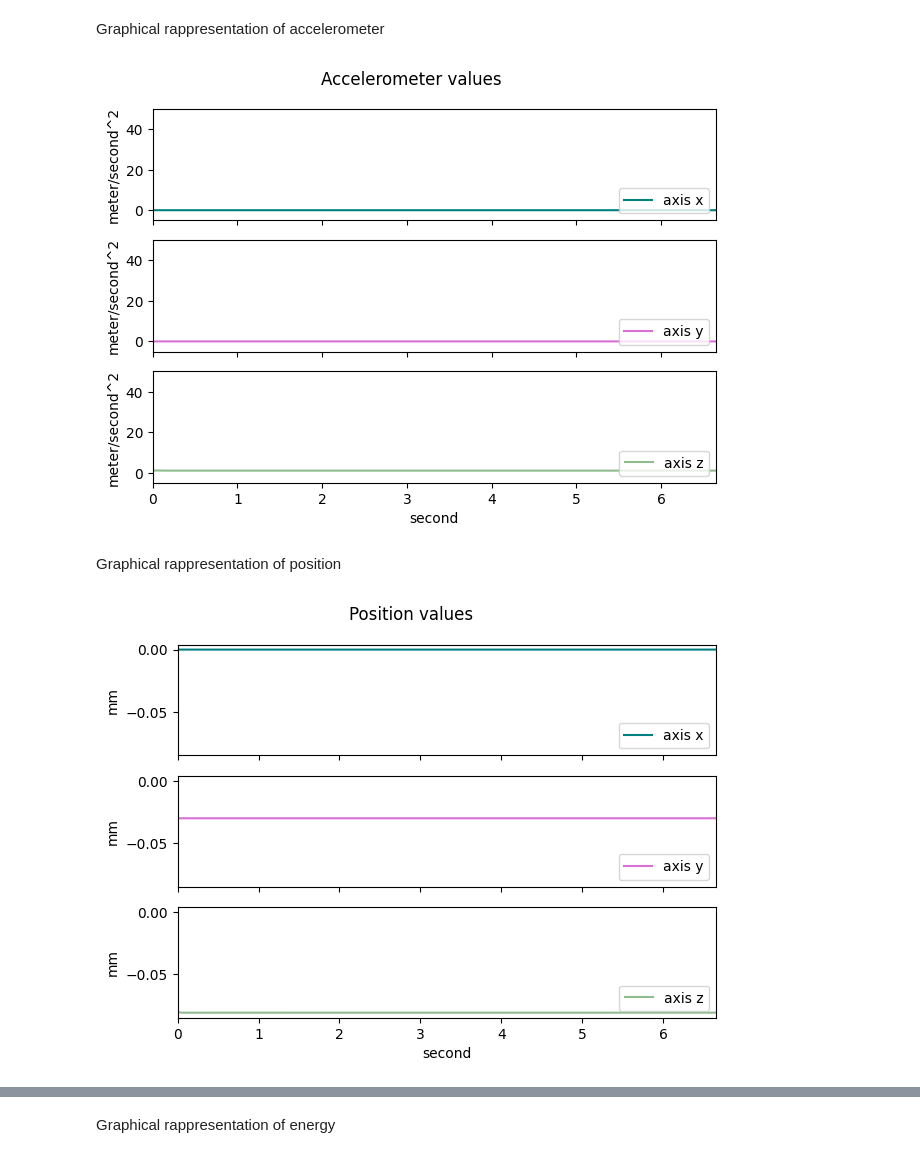
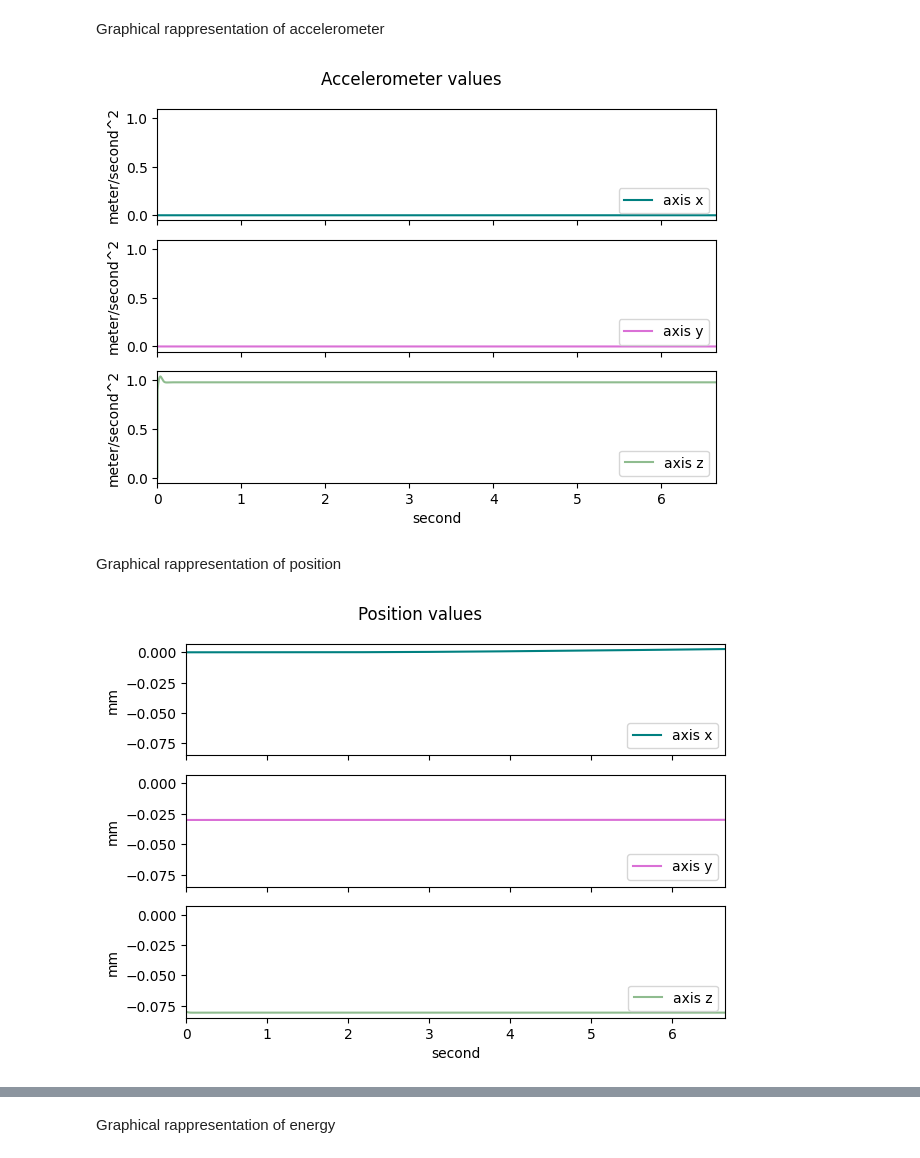
Before and after one commit to A-Kotchian/MirrorSim, a Jupyter notebook: nb/mojuco/MirrorModel.ipynb, the cells around one changed output, grey strips where cells are left out. Drawn from its saved outputs; the diff is of its cells as text; code cells hidden in the pictures.

Commit message:
Update of system with ray tracing and first gymnasium tries (alpha test). Upgrading MirrorModel but raytracing problems (too slow). Test of new ray tracing system. Implementation of theory

```diff
--- a/nb/mojuco/MirrorModel.ipynb
+++ b/nb/mojuco/MirrorModel.ipynb
@@ -311,12 +309,14 @@ times = []                      #time array
 accelerationdata = []           #data sensor
 ForceMirrorData=[]              #data force
 Sensor_Mirror_Position=[]       #position of marionetta sensor ( position of center-front mirror )
+Sensor_Mirror_Rotation=[]       #rotation of marionetta sensor ( rotation of center-front mirror )
+box_mat=[]                      #rotation of red box
 
 
 #Force applied
-Force = [0,0,0]             #Force = [x,y,z] (+ to right, + to back, + to up) in camera frame   To test use .0001
-Torque = [0,0,0]                        #Torque = the axis are the axes of torque (+ down , + clockwise, +counterclockwise)
-point_on_body = [0, 0, 0]               #Location of the force in the body frame (x,y,z) (the front and back surface of the mirror is at ([-0.1908,0.1908], -0.030 , [-0.202,0.198] ))
+Force = [0,0,0]                           #Force = [x,y,z] (+ to right, + to back, + to up) in camera frame   To test use .0001
+Torque = [0,0,0.00001]                        #Torque = the axis are the axes of torque (+ down , + clockwise, +counterclockwise)
+point_on_body = [0, 0, 0]                 #Location of the force in the body frame (x,y,z) (the front and back surface of the mirror is at ([-0.1908,0.1908], -0.030 , [-0.202,0.198] ))
 
 
 # constant actuator signal
@@ -331,10 +331,17 @@ with mujoco.Renderer(model, height, width) as renderer:
   for i in range(n_frames):
     while data.time < i/fps:
       mujoco.mj_step(model, data)
+      if(data.time<1):
+        Torque = [0,0,0.000001]                    #Application of torque after 0.1s
+      else:
+        Torque = [0,0,0]
       mujoco.mj_applyFT(model, data, Force, Torque, point_on_body, mirror_id, data.qfrc_applied)   #Application of forces
       times.append(data.time)                                                                      #Appending time
+
+
       ForceMirrorData.append(data.sensor('force_mirror').data.copy())                              #acceleration array appending
       Sensor_Mirror_Position.append(data.site('sensor_marionetta').xpos.copy())                    #position of sensor
+      Sensor_Mirror_Rotation.append(data.site('sensor_marionetta').xmat.copy())                    #rotation of sensor
 
       # if(data.time>0.1):                                                                         Se ti serve provare una forza per una durata di tempo
       #   Force=[0,0,0]
@@ -367,37 +374,37 @@ acceleration_z = []
 for i in range(len(ForceMirrorData)):
   acceleration_x.append(ForceMirrorData[i][0])
   acceleration_y.append(ForceMirrorData[i][1])
   acceleration_z.append(ForceMirrorData[i][2])
 
 
 fig, axs = plt.subplots(3, sharex=True, sharey=True)
 fig.suptitle('Accelerometer values')
 axs[0].plot(np.asarray(times), np.asarray(acceleration_x), label=["axis x"], color="teal")
 axs[1].plot(np.asarray(times), np.asarray(acceleration_y), label=["axis y"], color="orchid")
 axs[2].plot(np.asarray(times), np.asarray(acceleration_z), label=["axis z"], color="darkseagreen")
 
 for ax in axs.flat:
     ax.set(xlabel='second', ylabel='meter/second^2')
 for ax in axs.flat:
     ax.label_outer()
 
 axs[0].set_xlim(0, times[-1])
 axs[1].set_xlim(0, times[-1])
 axs[2].set_xlim(0, times[-1])
-axs[0].set_ylim(-5,50)
-axs[1].set_ylim(-5,50)
-axs[2].set_ylim(-5,50)
+# axs[0].set_ylim(-5,50)
+# axs[1].set_ylim(-5,50)
+# axs[2].set_ylim(-5,50)
 axs[0].legend(frameon=True, loc='lower right')
 axs[1].legend(frameon=True, loc='lower right')
 axs[2].legend(frameon=True, loc='lower right')
 plt.tight_layout()
 plt.show()
 
 #Per osservare uno dei grafici (cambiare z con altri assi)
 # plt.plot(np.asarray(times), np.asarray(acceleration_z), label=["axis"], color="darkseagreen")
 # plt.show()
 # %% [output]
-[figure, old version]
+[figure, new version]
 # %% [markdown]
 Graphical rappresentation of position
 # %%
@@ -441,4 +448,4 @@ axs[2].legend(frameon=True, loc='lower right')
 plt.tight_layout()
 plt.show()
 # %% [output]
-[figure, old version]
+[figure, new version]
```
Also changed, not shown: parts of 20 cells of this notebook, 13 other files.
